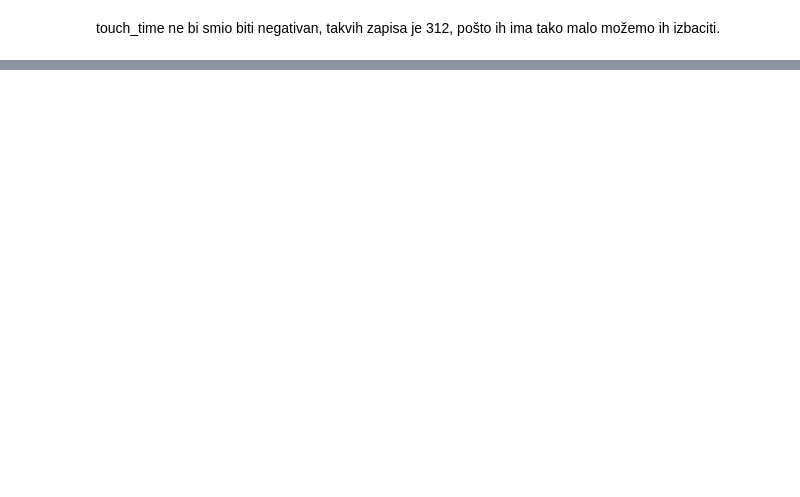
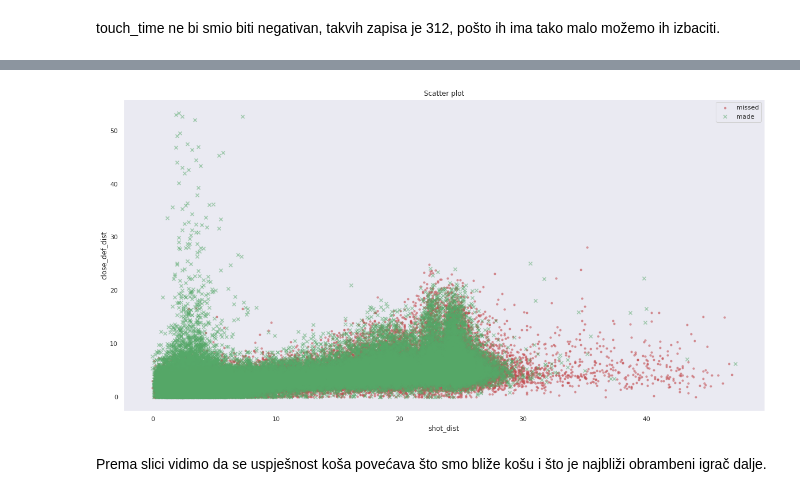
Before and after one commit to pdragojevic/Predicting-NBA-Shots, a Jupyter notebook: predicting_nba_shots.ipynb, the cells around one changed output, grey strips where cells are left out. Cells and saved outputs as stored; diff of their text form; code cells hidden in the pictures; blank space fills up the shorter version.

```diff
--- a/predicting_nba_shots.ipynb
+++ b/predicting_nba_shots.ipynb
@@ -193,0 +235,17 @@ memory usage: 15.2 MB
+# %%
+# mask
+mask_made = new_df.shot_result == 1
+
+# plot
+plt.scatter(new_df.loc[~mask_made,'shot_dist'], new_df.loc[~mask_made,'close_def_dist'], s=10, alpha=0.5, c='r', label='missed')
+plt.scatter(new_df.loc[mask_made,'shot_dist'], new_df.loc[mask_made,'close_def_dist'], alpha=0.5, marker='x', c='g', label='made')
+plt.xlabel('shot_dist')
+plt.ylabel('close_def_dist')
+plt.title('Scatter plot')
+plt.grid()
+plt.legend(loc='best')
+plt.show()
+# %% [output]
+[figure, added]
+# %% [markdown]
+Prema slici vidimo da se uspješnost koša povećava što smo bliže košu i što je najbliži obrambeni igrač dalje.
```
Also changed, not shown: parts of 13 cells of this notebook.
